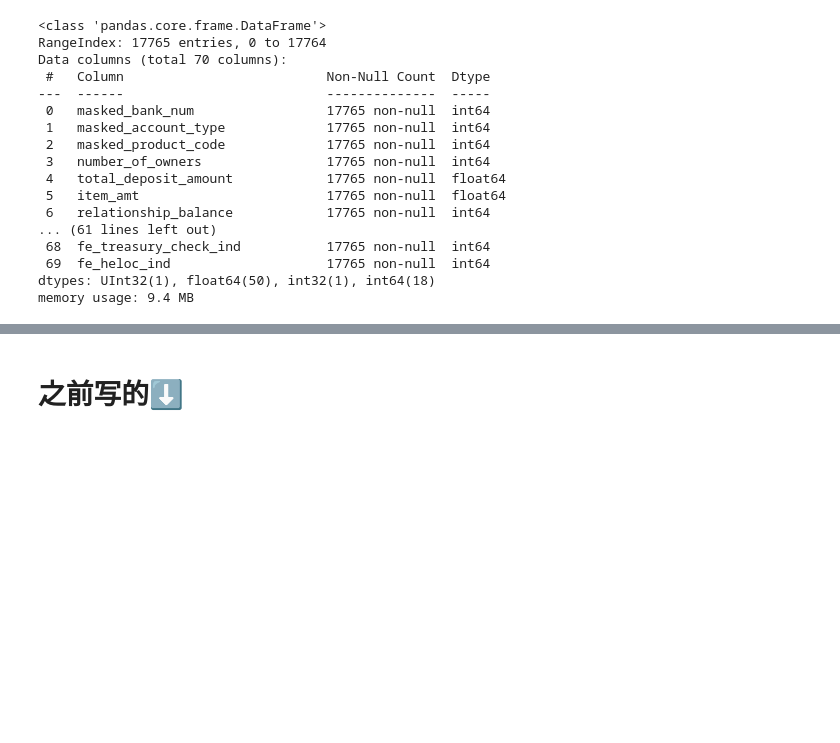
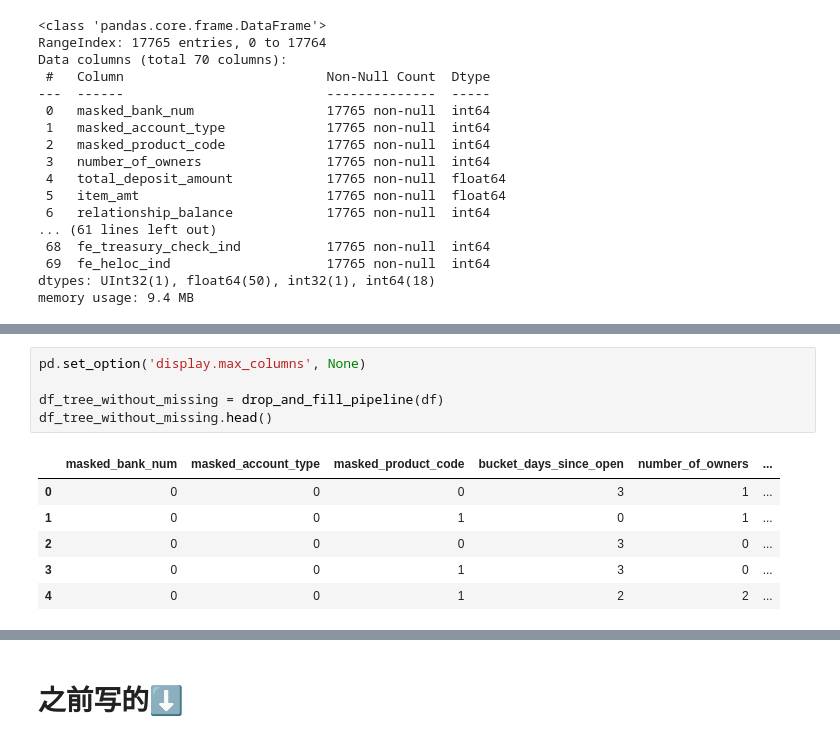
Before and after one commit to YicenYe/Citizens_Project, a Jupyter notebook: feature_engineering_all.ipynb, the cells around one changed output, grey strips where cells are left out. Saved outputs shown, nothing was run; the diff lists cells and outputs as text; blank space fills up the shorter version.

```diff
--- a/feature_engineering_all.ipynb
+++ b/feature_engineering_all.ipynb
@@ -261,0 +350,12 @@ memory usage: 9.4 MB
+# %%
+pd.set_option('display.max_columns', None)
+
+df_tree_without_missing = drop_and_fill_pipeline(df)
+df_tree_without_missing.head()
+# %% [output]
+|  | masked_bank_num | masked_account_type | masked_product_code | bucket_days_since_open | number_of_owners | ... |
+| 0 | 0 | 0 | 0 | 3 | 1 | ... |
+| 1 | 0 | 0 | 1 | 0 | 1 | ... |
+| 2 | 0 | 0 | 0 | 3 | 0 | ... |
+| 3 | 0 | 0 | 1 | 3 | 0 | ... |
+| 4 | 0 | 0 | 1 | 2 | 2 | ... |
```
Also changed, not shown: parts of 18 cells of this notebook.
